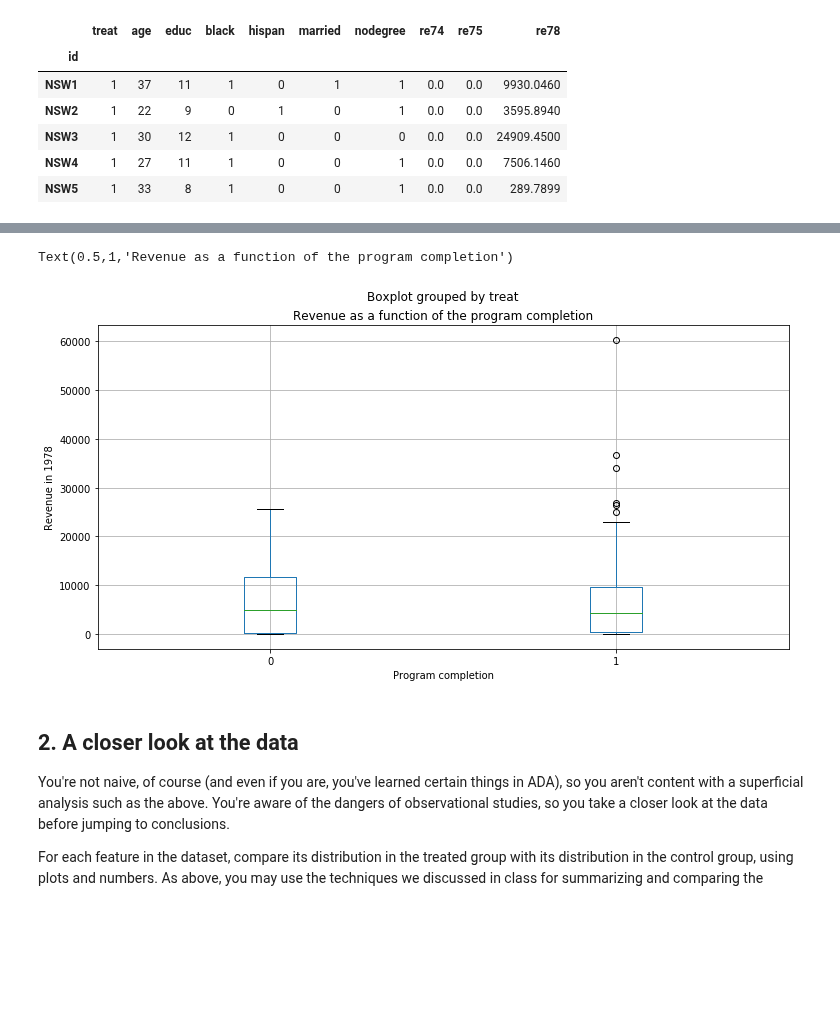
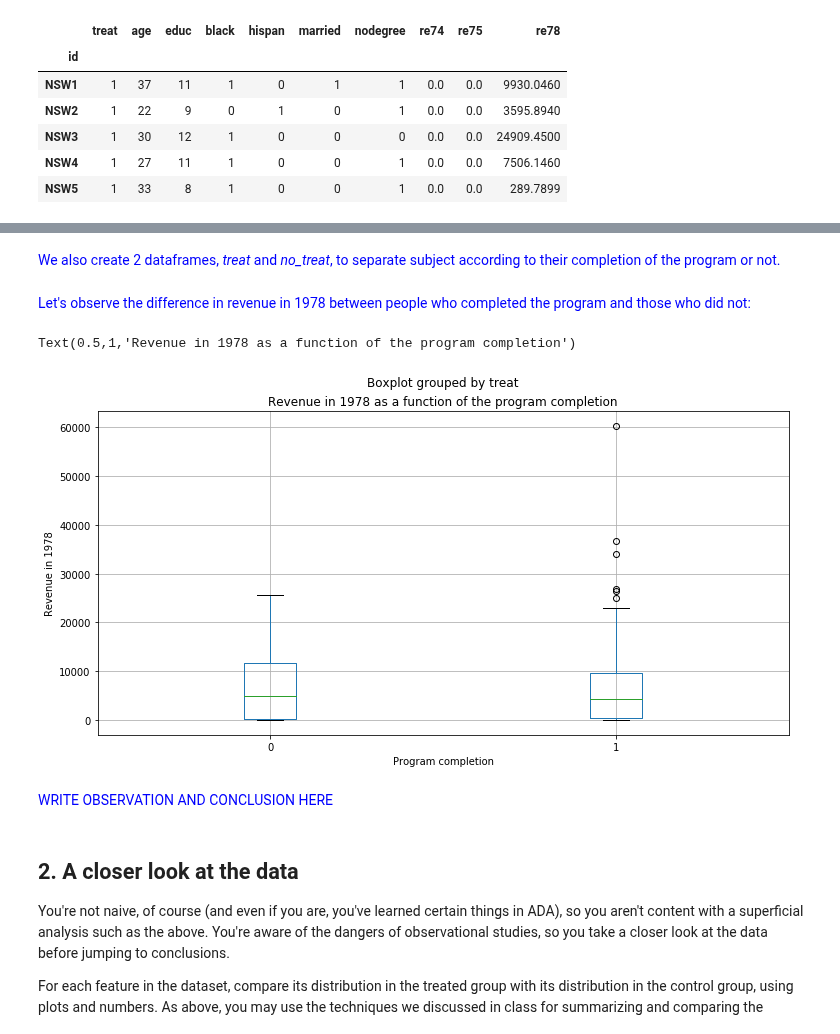
Before and after one commit to mosimann/ADA, a Jupyter notebook: 04 - Applied ML/Homework 4.ipynb, the cells around one changed output, grey strips where cells are left out. Cells and saved outputs as stored; diff of their text form; code cells hidden in the pictures; blank space fills up the shorter version.

```diff
--- a/04 - Applied ML/Homework 4.ipynb
+++ b/04 - Applied ML/Homework 4.ipynb
@@ -51,0 +56,10 @@ lalonde.head()
+# %%
+lalonde['race'] = 2-lalonde['hispan']-2*lalonde['black'] #black race: 0, hispanic: 1, white: 2
+lalonde['degree'] = 1+lalonde['nodegree']*-1 #inversing the nodegree column
+
+del lalonde['nodegree'] #removing the unnecessary columns
+del lalonde['black']
+del lalonde['hispan']
+
+lalonde = lalonde[['treat', 'age', 'educ', 'married', 'race', 'degree', 're74', 're75', 're78']]
+lalonde.head()
@@ -52 +74,3 @@ lalonde.head()
+# %% [markdown]
+<span style="color:blue">We also create 2 dataframes, *treat* and *no_treat*, to separate subject according to their completion of the program or not.
 # %%
@@ -56,11 +79,15 @@ rev = lalonde[['treat','re78']]
+# %% [markdown]
+<span style="color:blue">Let's observe the difference in revenue in 1978 between people who completed the program and those who did not:
 # %%
-ax = rev.boxplot(column = ['re78'], by = ['treat'] ,figsize=(12,6))
+ax = lalonde.boxplot(column = ['re78'], by = ['treat'] ,figsize=(12,6))
 ax.set_xlabel('Program completion')
 ax.set_ylabel('Revenue in 1978')
-ax.set_title('Revenue as a function of the program completion')
+ax.set_title('Revenue in 1978 as a function of the program completion')
 # %% [output]
-Text(0.5,1,'Revenue as a function of the program completion')
+Text(0.5,1,'Revenue in 1978 as a function of the program completion')
-[figure, old version]
+[figure, new version]
+# %% [markdown]
+<span style="color:blue">WRITE OBSERVATION AND CONCLUSION HERE
 # %% [markdown]
 ## 2. A closer look at the data
 
```
Also changed, not shown: parts of 9 cells of this notebook.
